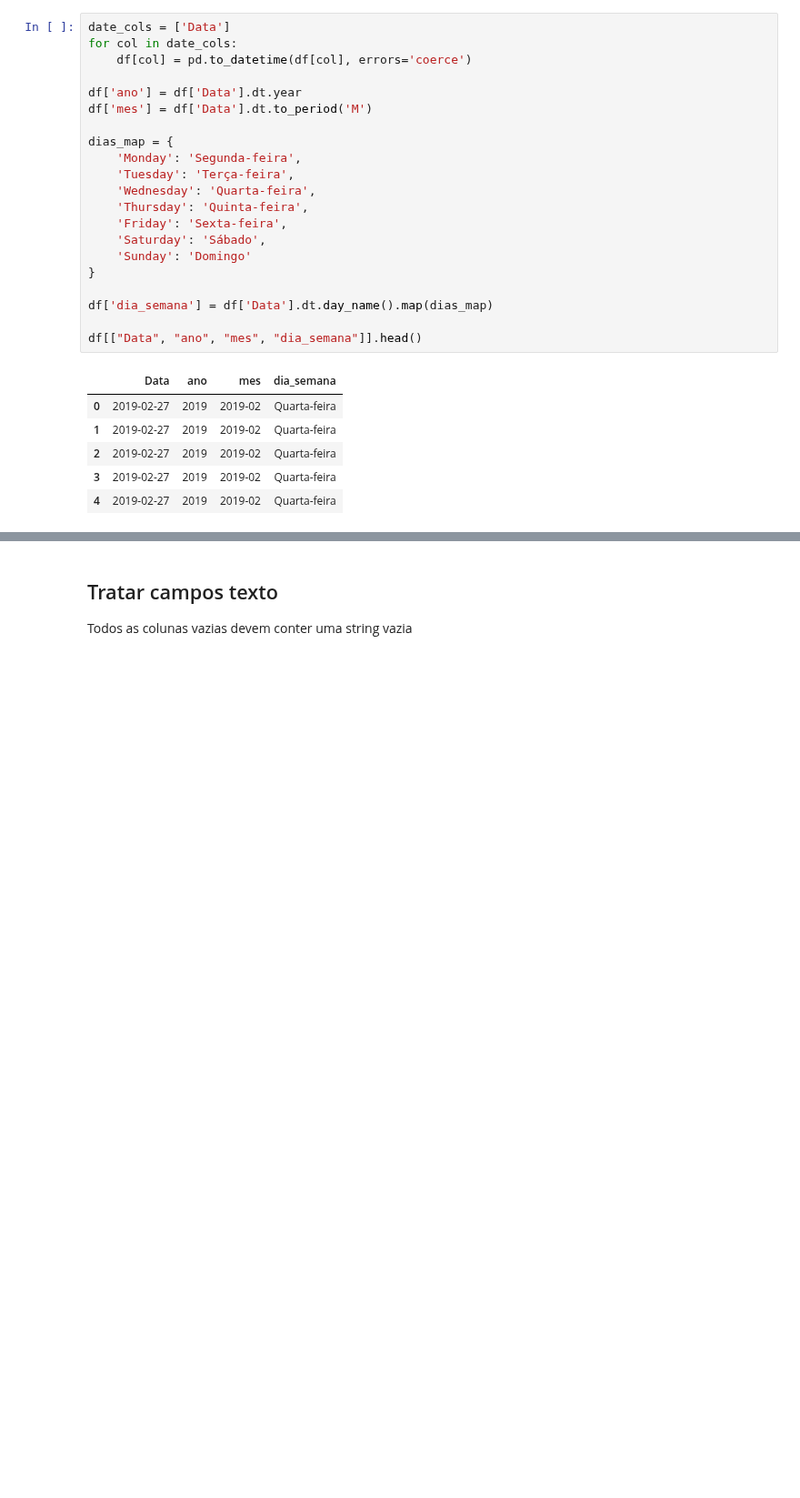
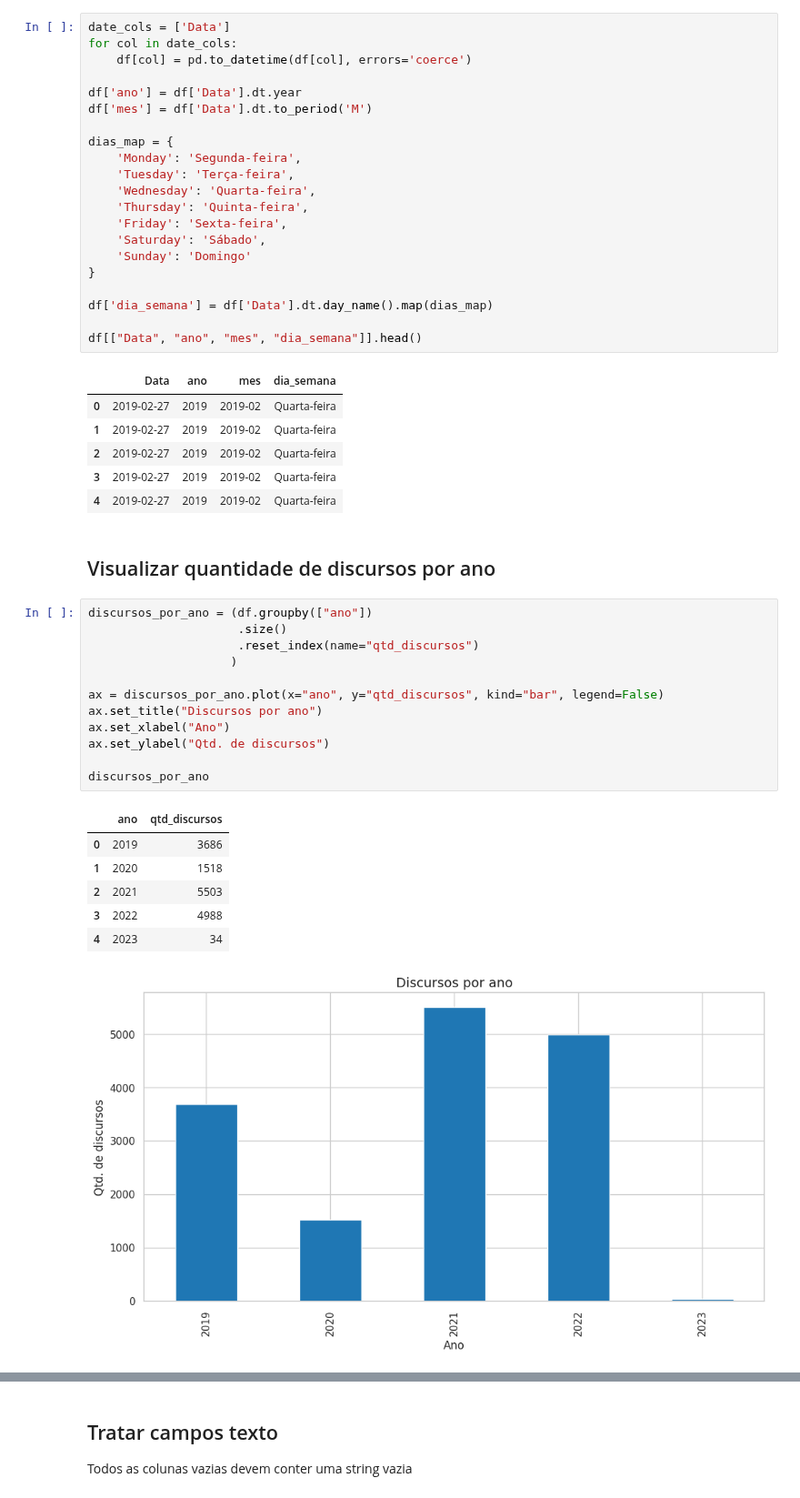
Before and after one commit to fabriciosantana/mcdia, a Jupyter notebook: 01-icd/assignments/analise_discursos_senado.ipynb, the cells around one changed output, grey strips where cells are left out. Shown at 91% size. Saved outputs shown, nothing was run; the diff lists cells and outputs as text; blank space fills up the shorter version.

```diff
--- a/01-icd/assignments/analise_discursos_senado.ipynb
+++ b/01-icd/assignments/analise_discursos_senado.ipynb
@@ -129,3 +129,25 @@ df[["Data", "ano", "mes", "dia_semana"]].head()
 | 2 | 2019-02-27 | 2019 | 2019-02 | Quarta-feira |
 | 3 | 2019-02-27 | 2019 | 2019-02 | Quarta-feira |
 | 4 | 2019-02-27 | 2019 | 2019-02 | Quarta-feira |
+# %% [markdown]
+## Visualizar quantidade de discursos por ano
+# %%
+discursos_por_ano = (df.groupby(["ano"])
+                     .size()
+                     .reset_index(name="qtd_discursos")
+                    )
+
+ax = discursos_por_ano.plot(x="ano", y="qtd_discursos", kind="bar", legend=False)
+ax.set_title("Discursos por ano")
+ax.set_xlabel("Ano")
+ax.set_ylabel("Qtd. de discursos")
+
+discursos_por_ano
+# %% [output]
+|  | ano | qtd_discursos |
+| 0 | 2019 | 3686 |
+| 1 | 2020 | 1518 |
+| 2 | 2021 | 5503 |
+| 3 | 2022 | 4988 |
+| 4 | 2023 | 34 |
+[figure, added]
```
Also changed, not shown: parts of 21 cells of this notebook.
